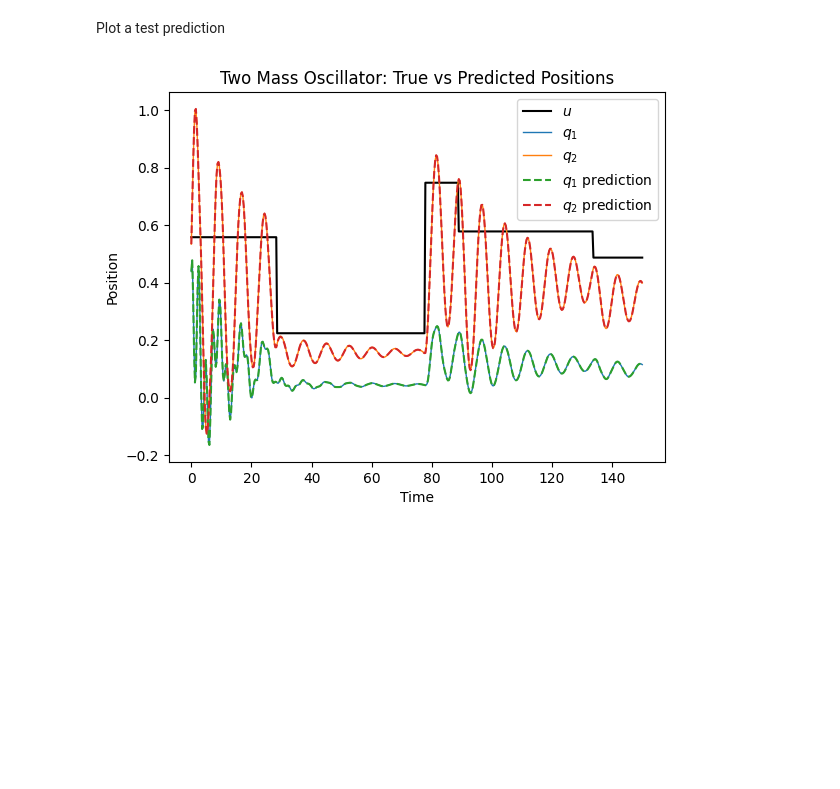
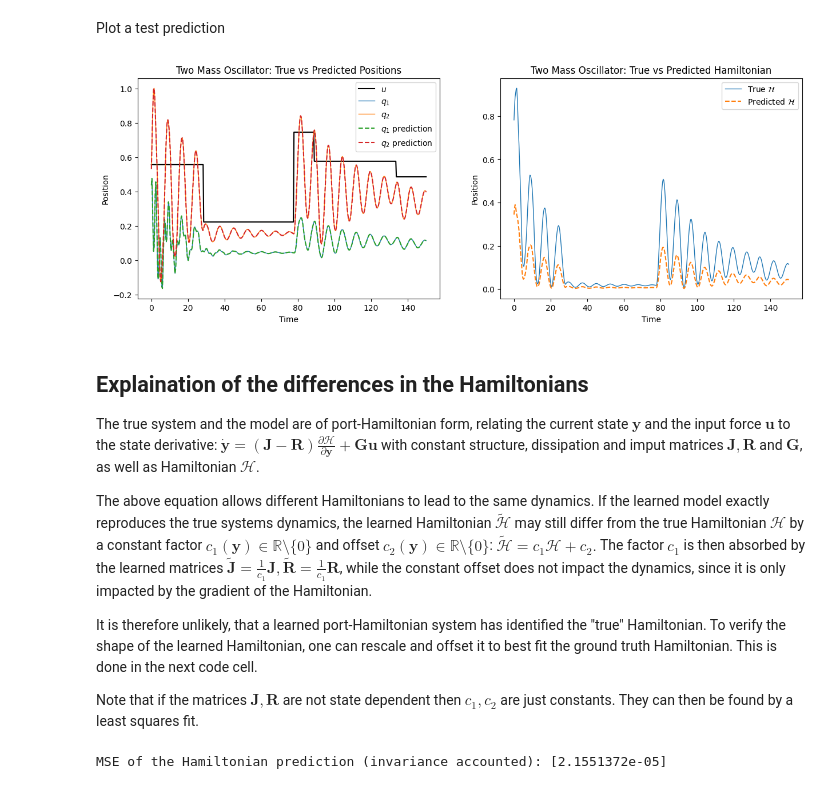
Before and after one commit to Drenderer/oscillator4control, a Jupyter notebook: two_mass_oscillator.ipynb, the cells around one changed output. Drawn from its saved outputs; the diff is of its cells as text; code cells hidden in the pictures; blank space fills up the shorter version.

Commit message:
Added true Hamiltonian to model and appended explaination why learend and ture Hamiltonians do not match.

```diff
--- a/two_mass_oscillator.ipynb
+++ b/two_mass_oscillator.ipynb
@@ -53,7 +53,7 @@ class Derivative(eqx.Module):
         R = jnp.block([[zeros, zeros], [zeros, diss]])
         self.R = R
 
-        # Hamililtonian quadratic form H=xQx
+        # Hamililtonian quadratic form H=0.5xQx
         Q = jnp.array(
             [[k1 + k2, -k2, 0, 0], [-k2, k2, 0, 0], [0, 0, m1, 0], [0, 0, 0, m2]]
         )
@@ -66,6 +66,12 @@ class Derivative(eqx.Module):
 
     def __call__(self, t, y, u):
         return self.A @ y + self.B @ u
+
+    def get_hamiltonian(self, y):
+        """
+        Returns the Hamiltonian H(x) = 0.5 * x^T Q x
+        """
+        return 0.5 * jnp.inner(y, self.Q @ y)
 
 
 deriv = Derivative(m1=1, m2=2, k1=5, k2=2, d1=0.1, d2=0.1)
@@ -136,7 +142,8 @@ except FileNotFoundError:
     hist.save("two_mass_oscillator_hist.pkl")
     eqx.tree_serialise_leaves("two_mass_oscillator_model.eqx", model)
 
-jitted_model = eqx.filter_jit(klax.finalize(model))
+finalized_model = klax.finalize(model)
+jitted_model = eqx.filter_jit(finalized_model)
 _ = jitted_model(ts, y0s[0], us[0])  # Call once to compile
 
 hist.plot()
@@ -147,22 +154,66 @@ Plot a test prediction
 # %%
 test_key = jr.key(1)
 
 test_ts = jnp.linspace(0.0, 150.0, 500)
 u = aprbs(test_key, test_ts.size, 4)[:, None]
 y0 = jr.uniform(test_key, (state_size,))
 ys_true = true_system(test_ts, y0, u)
 ys_pred = jitted_model(test_ts, y0, u)
 
-fix, ax = plt.subplots()
+Hs_true = jax.vmap(deriv.get_hamiltonian)(ys_true)
+Hs_pred = jax.vmap(finalized_model.func.hamiltonian)(ys_true)
+
+fix, axes = plt.subplots(1, 2, figsize=(15, 5))
+ax = axes[0]
 ax.plot(test_ts, u, label="$u$", c="black")
 ax.plot(test_ts, ys_true[:, :2], label=["$q_1$", "$q_2$"], lw=1)
 ax.plot(test_ts, ys_pred[:, :2], "--", label=["$q_1$ prediction", "$q_2$ prediction"])
 ax.set(
     xlabel="Time",
     ylabel="Position",
     title="Two Mass Oscillator: True vs Predicted Positions",
 )
 ax.legend()
+
+ax = axes[1]
+ax.plot(test_ts, Hs_true, label=R"True $\mathcal{H}$", lw=1)
+ax.plot(test_ts, Hs_pred, "--", label=R"Predicted $\mathcal{H}$")
+ax.set(
+    xlabel="Time",
+    ylabel="Position",
+    title="Two Mass Oscillator: True vs Predicted Hamiltonian",
+)
+ax.legend()
+
 plt.show()
 # %% [output]
-[figure, old version]
+[figure, new version]
+# %% [markdown]
+## Explaination of the differences in the Hamiltonians
+The true system and the model are of port-Hamiltonian form, relating the current state $\boldsymbol{y}$ and the input force $\boldsymbol{u}$ to the state derivative:
+$
+\begin{equation}
+    \dot{\boldsymbol{y}} = (\boldsymbol{J} - \boldsymbol{R})\frac{\partial\mathcal{H}}{\partial\boldsymbol{y}} + \boldsymbol{G}\boldsymbol{u}
+\end{equation}
+$
+with constant structure, dissipation and imput matrices $\boldsymbol{J}, \boldsymbol{R}$ and $\boldsymbol{G}$, as well as Hamiltonian $\mathcal{H}$.
+
+The above equation allows different Hamiltonians to lead to the same dynamics. If the learned model exactly reproduces the true systems dynamics, the learned Hamiltonian $\tilde{\mathcal{H}}$ may still differ from the true Hamiltonian $\mathcal{H}$ by a constant factor $c_1(\boldsymbol{y})\in\mathbb{R}\setminus\{0\}$ and offset $c_2(\boldsymbol{y})\in\mathbb{R}\setminus\{0\}$:
+$
+\begin{equation}
+    \tilde{\mathcal{H}} = c_1\mathcal{H} + c_2.
+\end{equation}
+$
+The factor $c_1$ is then absorbed by the learned matrices $\tilde{\boldsymbol{J}}=\frac{1}{c_1}\boldsymbol{J}, \tilde{\boldsymbol{R}}=\frac{1}{c_1}\boldsymbol{R}$, while the constant offset does not impact the dynamics, since it is only impacted by the gradient of the Hamiltonian.
+
+It is therefore unlikely, that a learned port-Hamiltonian system has identified the "true" Hamiltonian. To verify the shape of the learned Hamiltonian, one can rescale and offset it to best fit the ground truth Hamiltonian. This is done in the next code cell.
+
+Note that if the matrices $\boldsymbol{J}, \boldsymbol{R}$ are not state dependent then $c_1, c_2$ are just constants. They can then be found by a least squares fit.
+# %%
+# Construct least squares problem for finding c1 and c2
+a = jnp.stack([Hs_true, jnp.ones_like(Hs_true)], axis=1)
+b = Hs_pred
+(c1, c2), residuals, _, _ = jnp.linalg.lstsq(a, b)
+print("MSE of the Hamiltonian prediction (invariance accounted):", residuals / Hs_true.size)
+# %% [output]
+MSE of the Hamiltonian prediction (invariance accounted): [2.1551372e-05]
```
Also changed, not shown: parts of 1 cell of this notebook.
